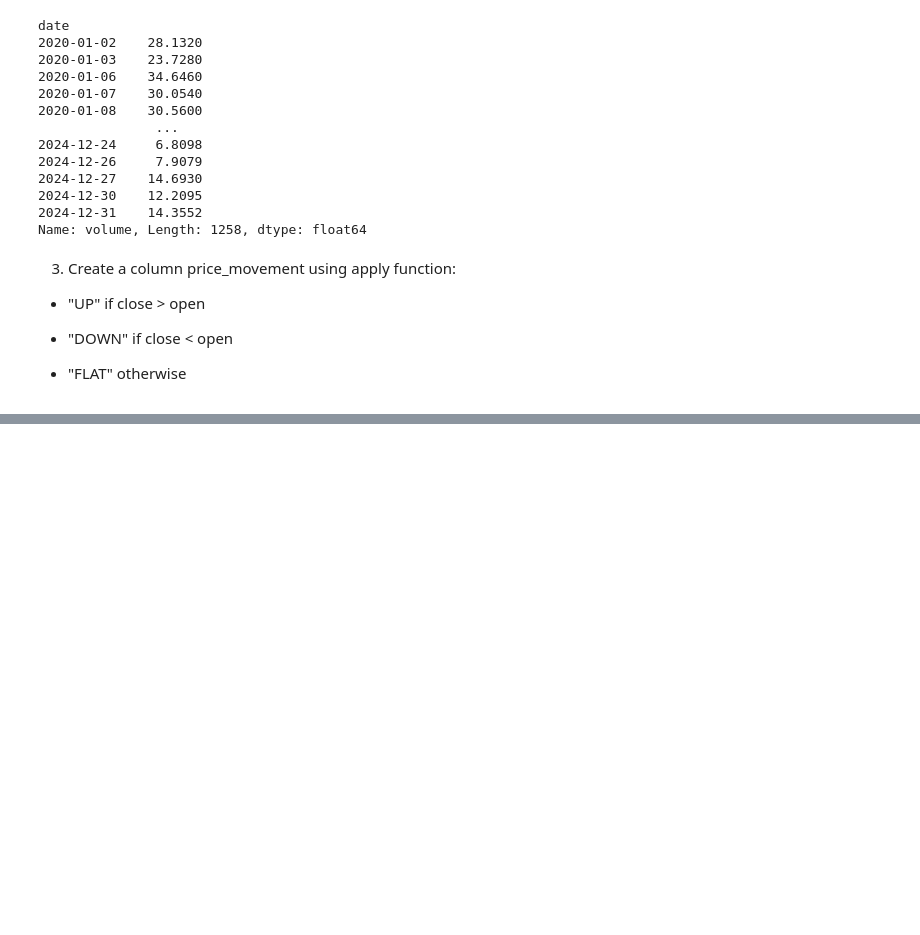
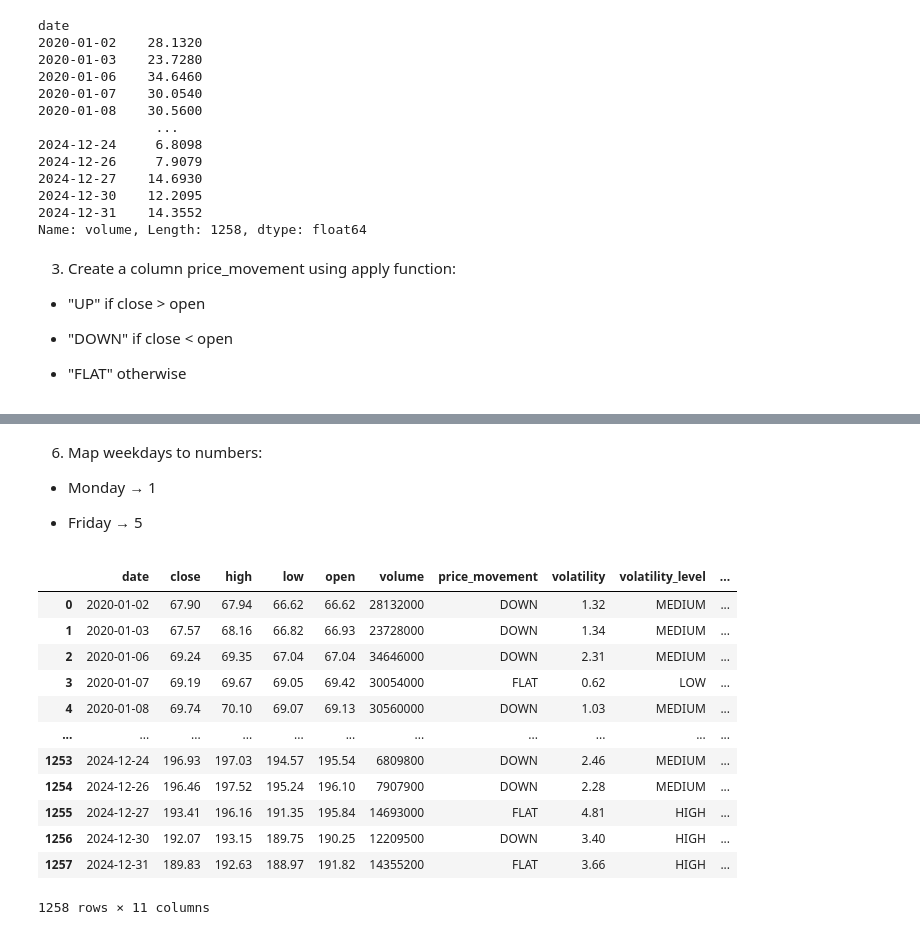
Before and after one commit to tharina11/Python-Projects, a Jupyter notebook: 5. Pandas Exercises/notebooks/9. Apply, Custom Functions & Advanced Transformations.ipynb, the cells around one changed output, grey strips where cells are left out. Saved outputs shown, nothing was run; the diff lists cells and outputs as text; code cells hidden in the pictures; blank space fills up the shorter version.

```diff
--- a/5. Pandas Exercises/notebooks/9. Apply, Custom Functions & Advanced Transformations.ipynb
+++ b/5. Pandas Exercises/notebooks/9. Apply, Custom Functions & Advanced Transformations.ipynb
@@ -96,0 +141,24 @@ price['price_movement'] = price[['close', 'open']].apply(lambda x: price_movemen
+# %% [markdown]
+6. Map weekdays to numbers:
+
+- Monday → 1
+
+- Friday → 5
+# %%
+mapping = {'Monday': 1, 'Tuesday': 2, 'Wednesday': 3, 'Thursday': 4, 'Friday': 5}
+price['weekday_number'] = price['weekday'].map(mapping)
+price
+# %% [output]
+|  | date | close | high | low | open | volume | price_movement | volatility | volatility_level | ... |
+| 0 | 2020-01-02 | 67.90 | 67.94 | 66.62 | 66.62 | 28132000 | DOWN | 1.32 | MEDIUM | ... |
+| 1 | 2020-01-03 | 67.57 | 68.16 | 66.82 | 66.93 | 23728000 | DOWN | 1.34 | MEDIUM | ... |
+| 2 | 2020-01-06 | 69.24 | 69.35 | 67.04 | 67.04 | 34646000 | DOWN | 2.31 | MEDIUM | ... |
+| 3 | 2020-01-07 | 69.19 | 69.67 | 69.05 | 69.42 | 30054000 | FLAT | 0.62 | LOW | ... |
+| 4 | 2020-01-08 | 69.74 | 70.10 | 69.07 | 69.13 | 30560000 | DOWN | 1.03 | MEDIUM | ... |
+| ... | ... | ... | ... | ... | ... | ... | ... | ... | ... | ... |
+| 1253 | 2024-12-24 | 196.93 | 197.03 | 194.57 | 195.54 | 6809800 | DOWN | 2.46 | MEDIUM | ... |
+| 1254 | 2024-12-26 | 196.46 | 197.52 | 195.24 | 196.10 | 7907900 | DOWN | 2.28 | MEDIUM | ... |
+| 1255 | 2024-12-27 | 193.41 | 196.16 | 191.35 | 195.84 | 14693000 | FLAT | 4.81 | HIGH | ... |
+| 1256 | 2024-12-30 | 192.07 | 193.15 | 189.75 | 190.25 | 12209500 | DOWN | 3.40 | HIGH | ... |
+| 1257 | 2024-12-31 | 189.83 | 192.63 | 188.97 | 191.82 | 14355200 | FLAT | 3.66 | HIGH | ... |
+1258 rows × 11 columns
```
Also changed, not shown: parts of 7 cells of this notebook.
